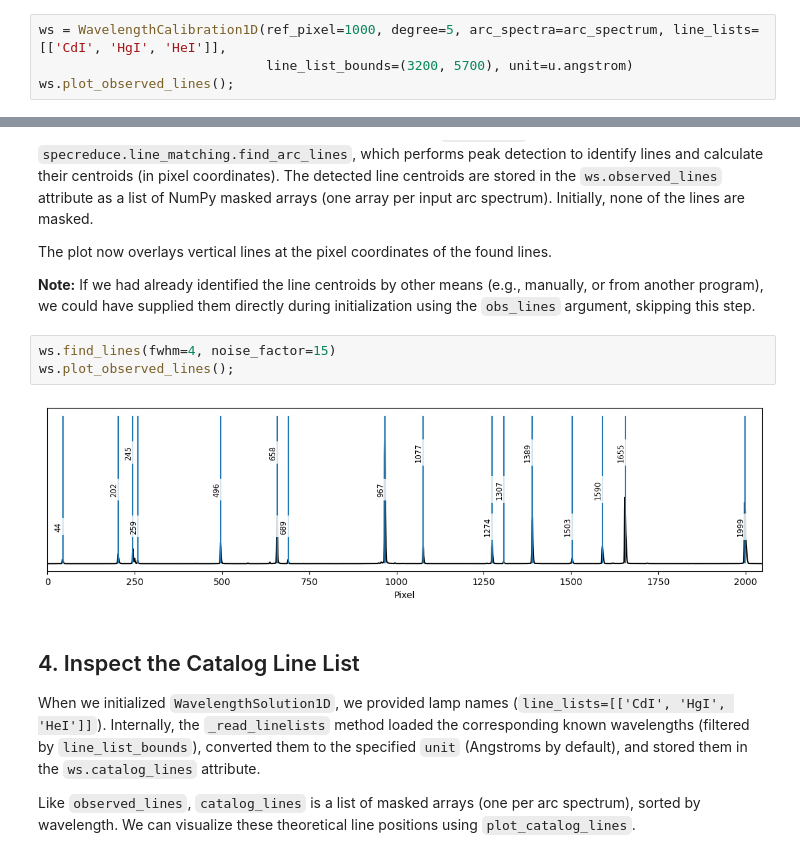
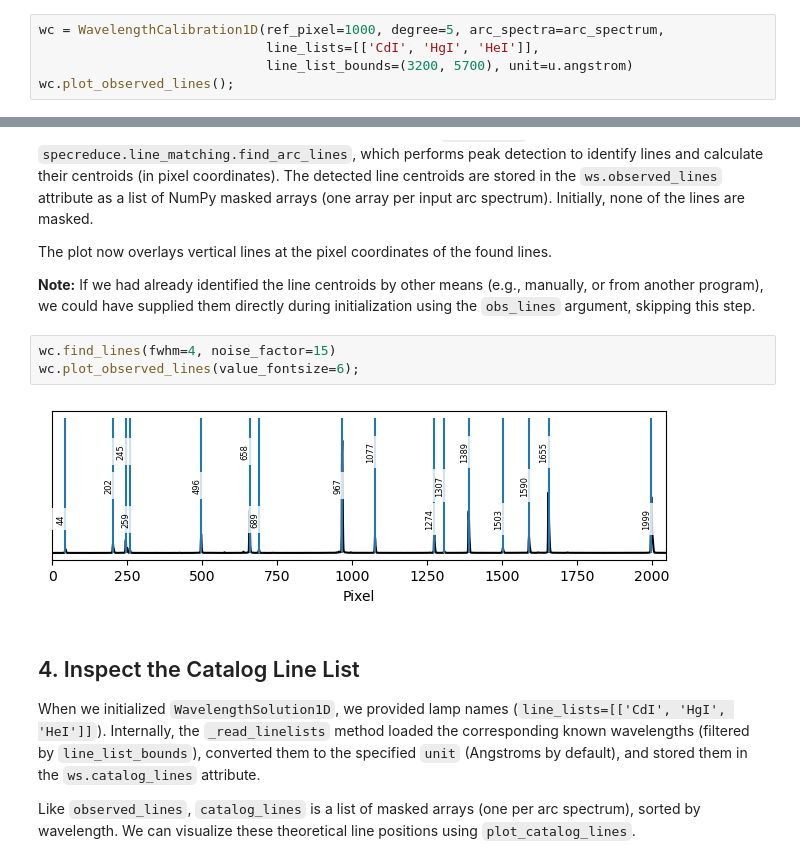
Before and after one commit to astropy/specreduce, a Jupyter notebook: docs/wavelength_calibration/wavecal1d_example_01.ipynb, the cells around one changed output, grey strips where cells are left out. Drawn from its saved outputs; the diff is of its cells as text.

Commit message:
Updated the wavelength calibration tutorial notebooks.

```diff
--- a/docs/wavelength_calibration/wavecal1d_example_01.ipynb
+++ b/docs/wavelength_calibration/wavecal1d_example_01.ipynb
@@ -59,6 +64,7 @@ In this example, we provide:
 
 The `plot_observed_lines` method displays the arc spectra and input lines in pixel space. At this stage, it shows only the raw input spectrum since no lines have been identified or fitted.
 # %%
-ws = WavelengthCalibration1D(ref_pixel=1000, degree=5, arc_spectra=arc_spectrum, line_lists=[['CdI', 'HgI', 'HeI']],
+wc = WavelengthCalibration1D(ref_pixel=1000, degree=5, arc_spectra=arc_spectrum,
+                             line_lists=[['CdI', 'HgI', 'HeI']],
                              line_list_bounds=(3200, 5700), unit=u.angstrom)
-ws.plot_observed_lines();
+wc.plot_observed_lines();
@@ -71,10 +79,10 @@ The plot now overlays vertical lines at the pixel coordinates of the found lines
 
 **Note:** If we had already identified the line centroids by other means (e.g., manually, or from another program), we could have supplied them directly during initialization using the `obs_lines` argument, skipping this step.
 # %%
-ws.find_lines(fwhm=4, noise_factor=15)
-ws.plot_observed_lines();
+wc.find_lines(fwhm=4, noise_factor=15)
+wc.plot_observed_lines(value_fontsize=6);
 # %% [output]
-[figure, old version]
+[figure, new version]
 # %% [markdown]
 ## 4. Inspect the Catalog Line List
 
```
Also changed, not shown: parts of 22 cells of this notebook, 2 other files.
